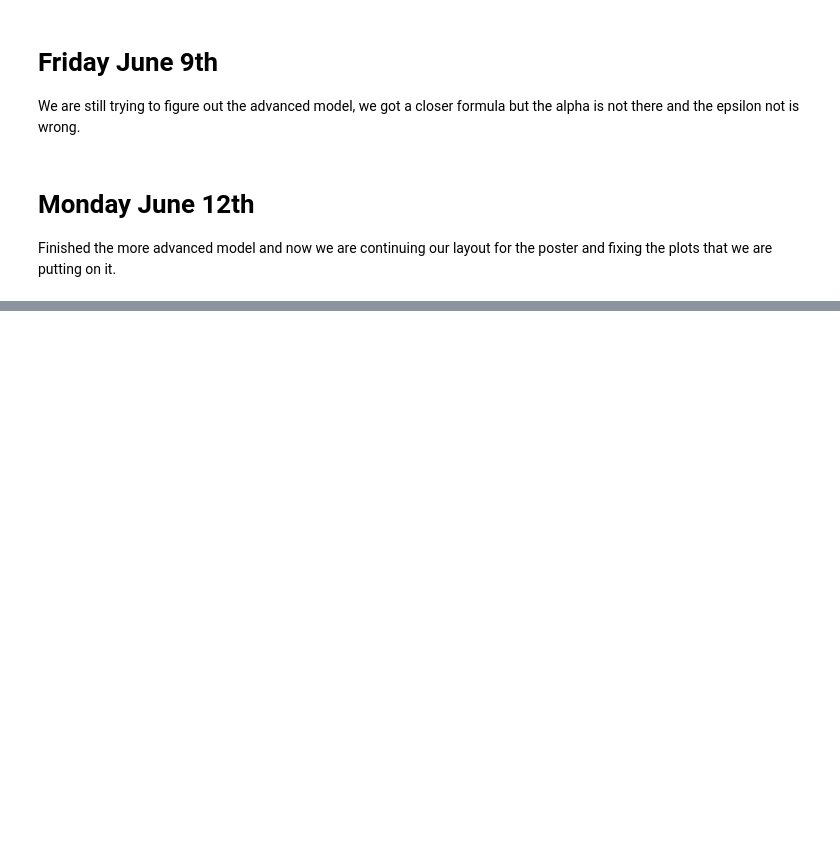
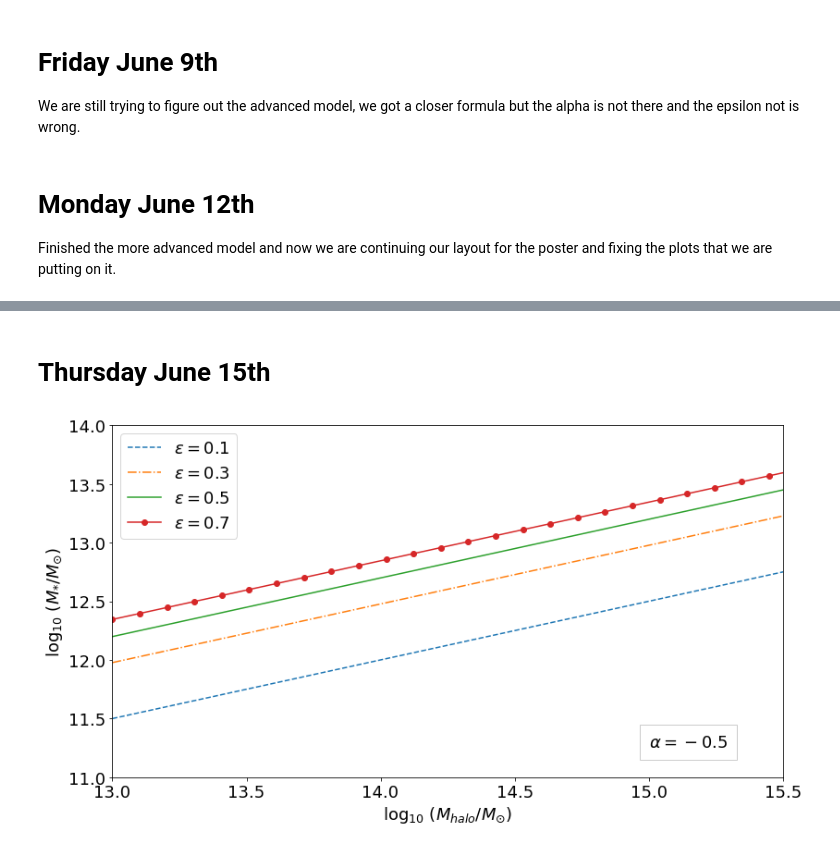
Before and after one commit to moustakas/siena-astrophysics, a Jupyter notebook: summer2017/daniel/Dan_Finnegan_Summer17.ipynb, the cells around one changed output, grey strips where cells are left out. Drawn from its saved outputs; the diff is of its cells as text; code cells hidden in the pictures; blank space fills up the shorter version.

```diff
--- a/summer2017/daniel/Dan_Finnegan_Summer17.ipynb
+++ b/summer2017/daniel/Dan_Finnegan_Summer17.ipynb
@@ -438,0 +460,2 @@ Finished the more advanced model and now we are continuing our layout for the po
+# %% [markdown]
+# Thursday June 15th
@@ -438,0 +466,31 @@ Finished the more advanced model and now we are continuing our layout for the po
+# %%
+def getMstar(logMhalo, f=0.1, epsilon0=0.1, alpha=1.0, Mscale=1E14):
+    logMstar = np.log10(f) + np.log10(epsilon0) - np.log10(Mscale)*alpha + (1+alpha) * logMhalo
+    return logMstar
+
+logMhalo = np.linspace(13, 18, 50)
+logMstar = getMstar(logMhalo)
+
+# Choose a range of epsilon0 values.
+epsilon0 = np.array([0.1, 0.3, 0.5, 0.7])
+#epsilon0 = np.array([])
+# %%
+def efficiency_plot(logMhalo, epsilon0_grid, alpha):
+    plt.rcParams.update({'font.size': 18})
+    fig, ax = plt.subplots(figsize=(13, 7))
+    shapes = ['--','-.','-','-o']
+    for ee in range(len(epsilon0)):
+        ax.plot(logMhalo,getMstar(logMhalo,epsilon0=epsilon0[ee], alpha=alpha),shapes[ee],
+                label=r'$\epsilon = {:g}$'.format(epsilon0[ee]))
+    ax.text(0.8, 0.1, r'$\alpha = {:g}$'.format(alpha),
+            bbox={'facecolor':'white', 'alpha':0.2, 'pad':10}, verticalalignment='center',
+            horizontalalignment='left',transform=ax.transAxes)
+    ax.legend(loc='upper left')
+    ax.set_xlabel(r'$\log_{10}\ (M_{halo} / M_{\odot})$', fontsize=18)
+    ax.set_ylabel(r'$\log_{10}\ (M_{*} / M_{\odot})$', fontsize=18)
+    ax.set_xlim(13, 15.5)
+    ax.set_ylim(11, 14)
+# %%
+efficiency_plot(logMhalo, epsilon0, alpha=-0.5)
+# %% [output]
+[figure, added]
```
Also changed, not shown: parts of 9 cells of this notebook.
